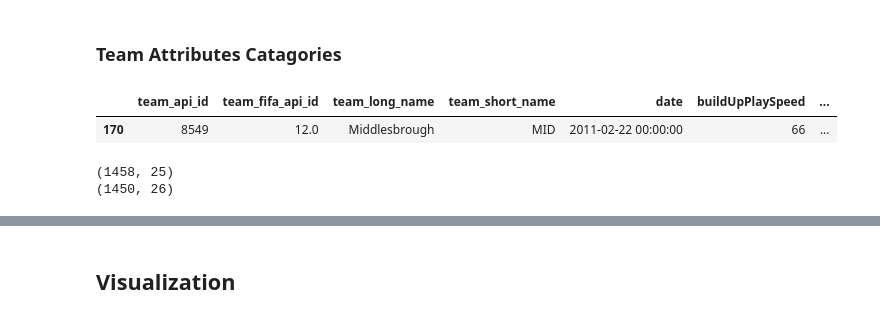
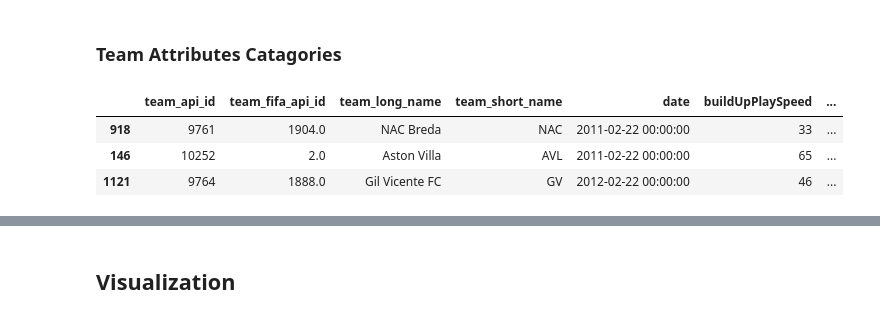
Before and after one commit to 55thSwiss/Udacity_DAND, a Jupyter notebook: Part 3/European Soccer V2.ipynb, the cells around one changed output, grey strips where cells are left out. Drawn from its saved outputs; the diff is of its cells as text; code cells hidden in the pictures.

```diff
--- a/Part 3/European Soccer V2.ipynb
+++ b/Part 3/European Soccer V2.ipynb
@@ -221,14 +235,9 @@ leagueWinners_season.sample(3)
 # %% [markdown]
 ### Team Attributes Catagories
 # %%
-teamsDF.sample()
+teamsDF.sample(3)
 # %% [output]
 |  | team_api_id | team_fifa_api_id | team_long_name | team_short_name | date | buildUpPlaySpeed | ... |
-| 170 | 8549 | 12.0 | Middlesbrough | MID | 2011-02-22 00:00:00 | 66 | ... |
+| 918 | 9761 | 1904.0 | NAC Breda | NAC | 2011-02-22 00:00:00 | 33 | ... |
+| 146 | 10252 | 2.0 | Aston Villa | AVL | 2011-02-22 00:00:00 | 65 | ... |
+| 1121 | 9764 | 1888.0 | Gil Vicente FC | GV | 2012-02-22 00:00:00 | 46 | ... |
-# %%
-print(team_attributes.shape)
-print(teamsDF.shape)
-#print(teamAttributes.shape)
-# %% [output]
-(1458, 25)
-(1450, 26)
```
Also changed, not shown: parts of 22 cells of this notebook.
